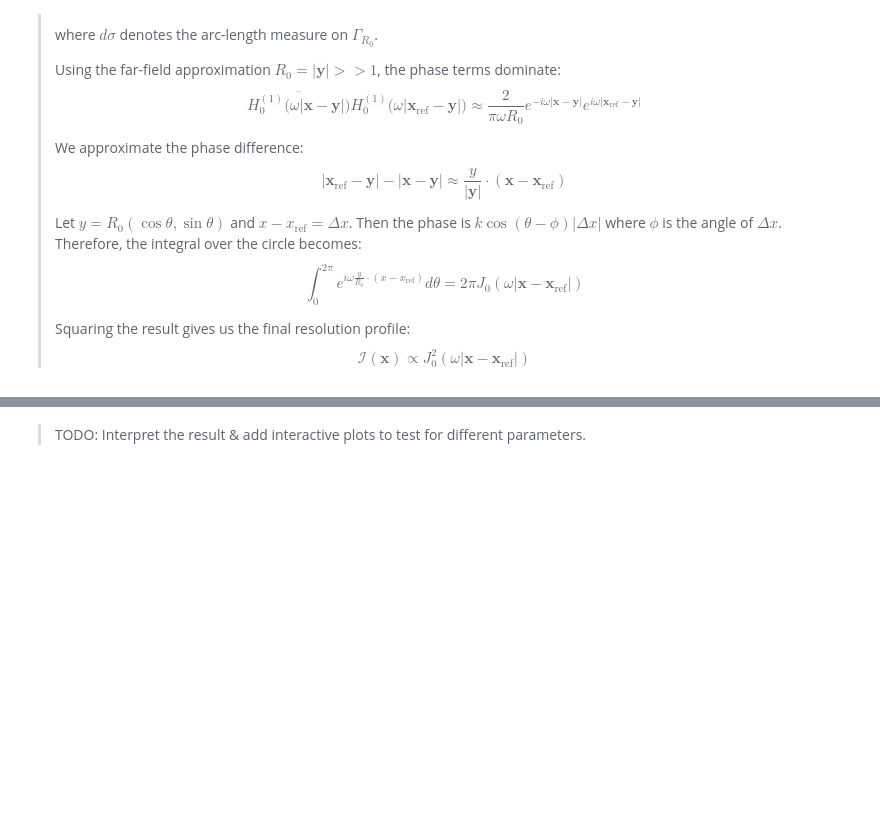
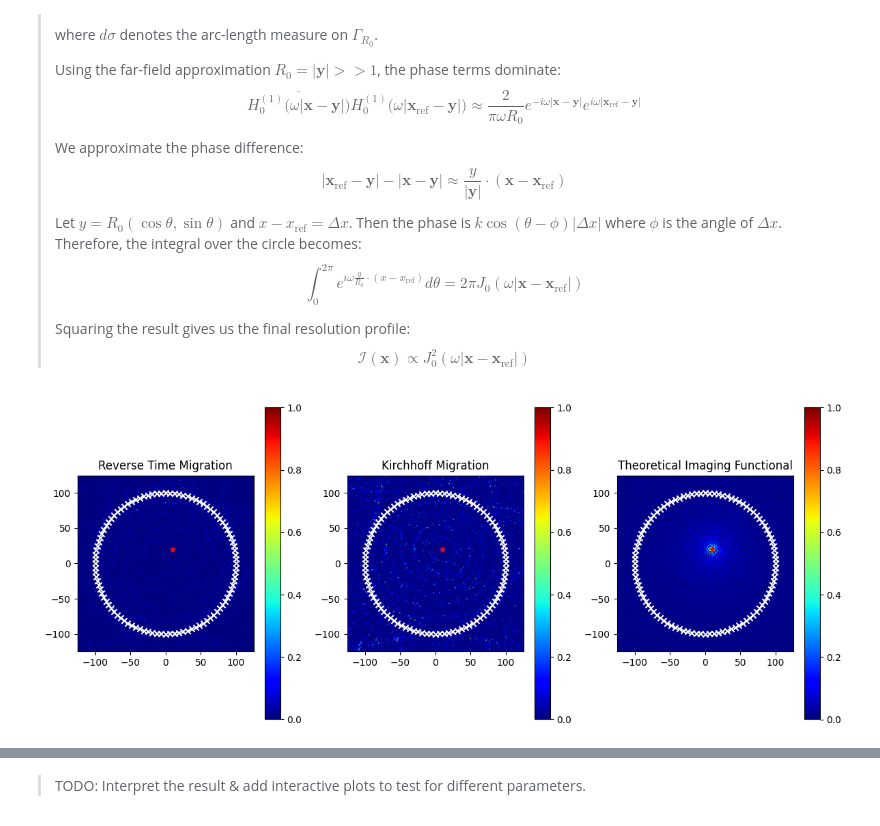
Before and after one commit to adonis107/MVA-IPI, a Jupyter notebook: notebooks/1. notebook.ipynb, the cells around one changed output, grey strips where cells are left out. Drawn from its saved outputs; the diff is of its cells as text; code cells hidden in the pictures; blank space fills up the shorter version.

```diff
--- a/notebooks/1. notebook.ipynb
+++ b/notebooks/1. notebook.ipynb
@@ -93,13 +93,15 @@ Squaring the result gives us the final resolution profile: $$\mathcal{I}(\bm{x})
 <blockquote>
 # %%
 # Parameters
-N = 100             # Number of transducers
-w = 2 * np.pi       # Frequency
-R0 = 100            # Array radius
-x_ref = (10, 20)    # Point-like reflector position
+N = 100  # Number of transducers
+w = 2 * np.pi  # Frequency
+R0 = 100  # Array radius
+x_ref = (10, 20)  # Point-like reflector position
 
-theta_t = np.linspace(0, 2 * np.pi, N, endpoint=False)                  # Angles for transducers
-x_t = np.stack((R0 * np.cos(theta_t), R0 * np.sin(theta_t)), axis=-1)   # Transducer positions
+theta_t = np.linspace(0, 2 * np.pi, N, endpoint=False)  # Angles for transducers
+x_t = np.stack(
+    (R0 * np.cos(theta_t), R0 * np.sin(theta_t)), axis=-1
+)  # Transducer positions
 
 # Grid parameters for imaging
 n = 200
@@ -155,36 +158,38 @@ I_TH /= I_TH.max()
 # %%
 # Plotting the results
 fig, axes = plt.subplots(1, 3, figsize=(12, 5))
 
 im0 = axes[0].imshow(
-    I_RT, extent=(xlim[0], xlim[1], zlim[0], zlim[1]), origin="lower", cmap="hot"
+    I_RT, extent=(xlim[0], xlim[1], zlim[0], zlim[1]), origin="lower", cmap="jet"
 )
 
 axes[0].set_title("Reverse Time Migration")
-axes[0].scatter(x_ref[0], x_ref[1], color="blue", marker="*", label="Reflector")
+axes[0].scatter(x_ref[0], x_ref[1], color="red", marker="*", label="Reflector")
 axes[0].scatter(x_t[:, 0], x_t[:, 1], color="white", marker="x", label="Transducers")
 plt.colorbar(im0, ax=axes[0])
 
 im1 = axes[1].imshow(
-    I_KM, extent=(xlim[0], xlim[1], zlim[0], zlim[1]), origin="lower", cmap="hot"
+    I_KM, extent=(xlim[0], xlim[1], zlim[0], zlim[1]), origin="lower", cmap="jet"
 )
 
 axes[1].set_title("Kirchhoff Migration")
-axes[1].scatter(x_ref[0], x_ref[1], color="blue", marker="*", label="Reflector")
+axes[1].scatter(x_ref[0], x_ref[1], color="red", marker="*", label="Reflector")
 axes[1].scatter(x_t[:, 0], x_t[:, 1], color="white", marker="x", label="Transducers")
 plt.colorbar(im1, ax=axes[1])
 
 im2 = axes[2].imshow(
-    I_TH, extent=(xlim[0], xlim[1], zlim[0], zlim[1]), origin="lower", cmap="hot"
+    I_TH, extent=(xlim[0], xlim[1], zlim[0], zlim[1]), origin="lower", cmap="jet"
 )
 
 axes[2].set_title("Theoretical Imaging Functional")
-axes[2].scatter(x_ref[0], x_ref[1], color="blue", marker="*", label="Reflector")
+axes[2].scatter(x_ref[0], x_ref[1], color="red", marker="*", label="Reflector")
 axes[2].scatter(x_t[:, 0], x_t[:, 1], color="white", marker="x", label="Transducers")
 plt.colorbar(im2, ax=axes[2])
 
 plt.tight_layout()
 plt.show()
+# %% [output]
+[figure, added]
 # %%
 ref_positions = [(10, 20), (0, 0), (50, 50), (99, 0), (0, 100), (40, 80)]
 num_rows = len(ref_positions) // 2
```
Also changed, not shown: parts of 13 cells of this notebook.
